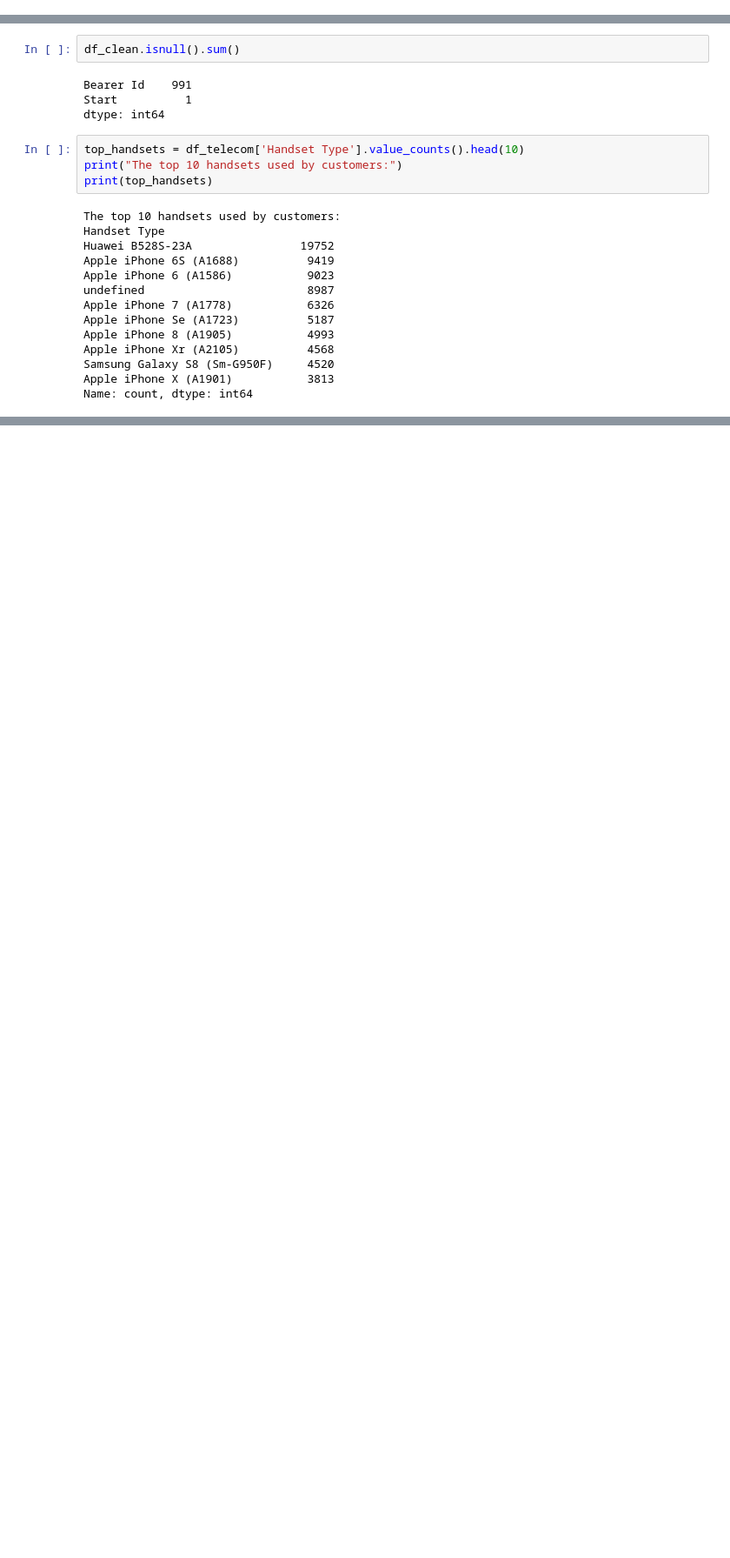
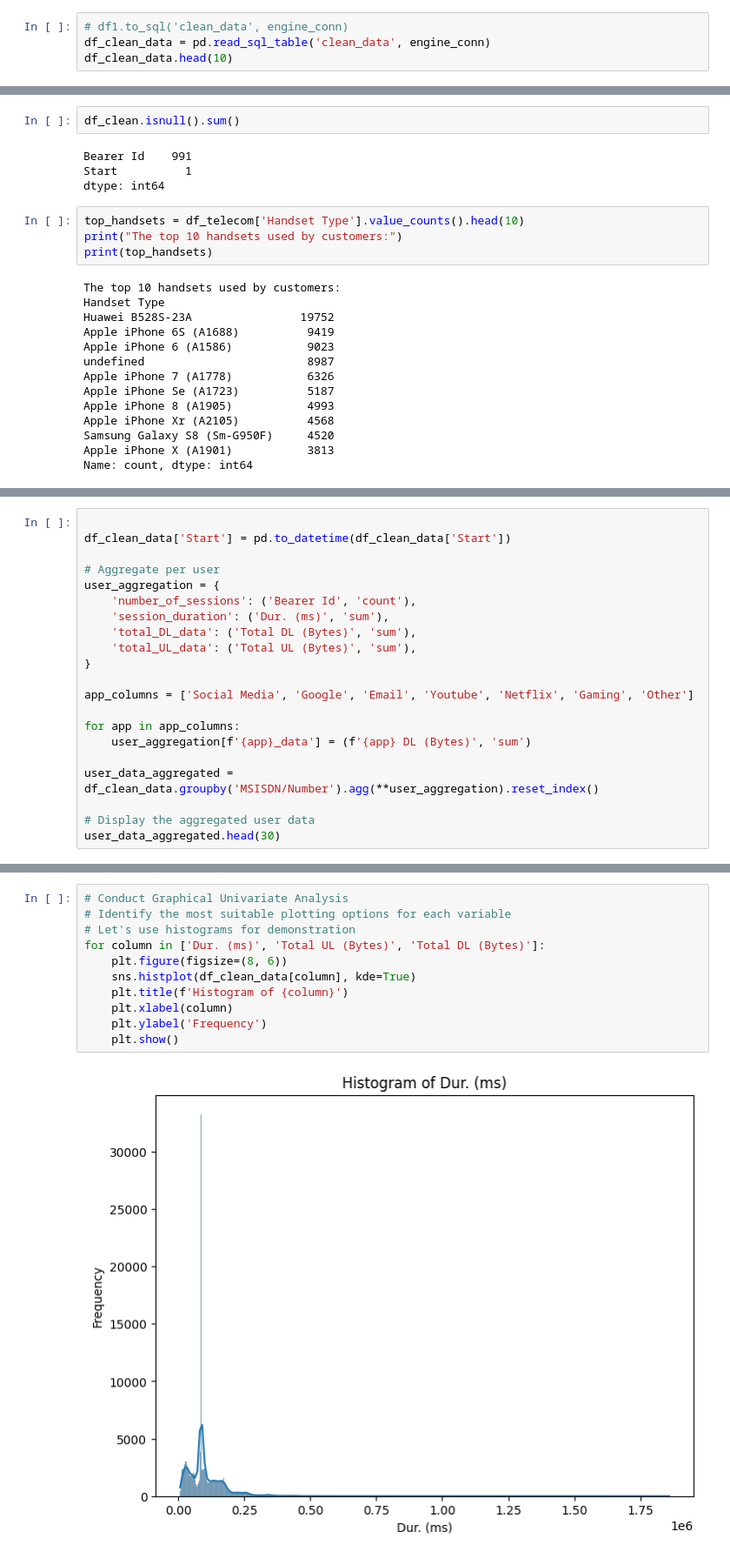
Before and after one commit to lillianassefa/TellcoDataAnalysis, a Jupyter notebook: extract_data.ipynb, the cells around one changed output, grey strips where cells are left out. Shown at 87% size. Saved outputs shown, nothing was run; the diff lists cells and outputs as text; blank space fills up the shorter version.

Commit message:
Detailed analysis performed on extract_data.ibynb

```diff
--- a/extract_data.ipynb
+++ b/extract_data.ipynb
@@ -103,0 +106,4 @@ df1.to_sql('clean_data', engine_conn)
+# %%
+# df1.to_sql('clean_data', engine_conn)
+df_clean_data = pd.read_sql_table('clean_data', engine_conn)
+df_clean_data.head(10)
@@ -228,3 +246,24 @@ print(user_aggregation)
 106855     389159720.0      12200737.0         401360457.0
 
 [106856 rows x 36 columns]
+# %%
+
+df_clean_data['Start'] = pd.to_datetime(df_clean_data['Start'])
+
+# Aggregate per user
+user_aggregation = {
+    'number_of_sessions': ('Bearer Id', 'count'),
+    'session_duration': ('Dur. (ms)', 'sum'),
+    'total_DL_data': ('Total DL (Bytes)', 'sum'),
+    'total_UL_data': ('Total UL (Bytes)', 'sum'),
+}
+
+app_columns = ['Social Media', 'Google', 'Email', 'Youtube', 'Netflix', 'Gaming', 'Other']
+
+for app in app_columns:
+    user_aggregation[f'{app}_data'] = (f'{app} DL (Bytes)', 'sum')
+
+user_data_aggregated = df_clean_data.groupby('MSISDN/Number').agg(**user_aggregation).reset_index()
+
+# Display the aggregated user data
+user_data_aggregated.head(30)
@@ -230,0 +333,13 @@ print(user_aggregation)
+# %%
+# Conduct Graphical Univariate Analysis
+# Identify the most suitable plotting options for each variable
+# Let's use histograms for demonstration
+for column in ['Dur. (ms)', 'Total UL (Bytes)', 'Total DL (Bytes)']:
+    plt.figure(figsize=(8, 6))
+    sns.histplot(df_clean_data[column], kde=True)
+    plt.title(f'Histogram of {column}')
+    plt.xlabel(column)
+    plt.ylabel('Frequency')
+    plt.show()
+# %% [output]
+[figure, added]
```
Also changed, not shown: parts of 19 cells of this notebook, 3 other files.
